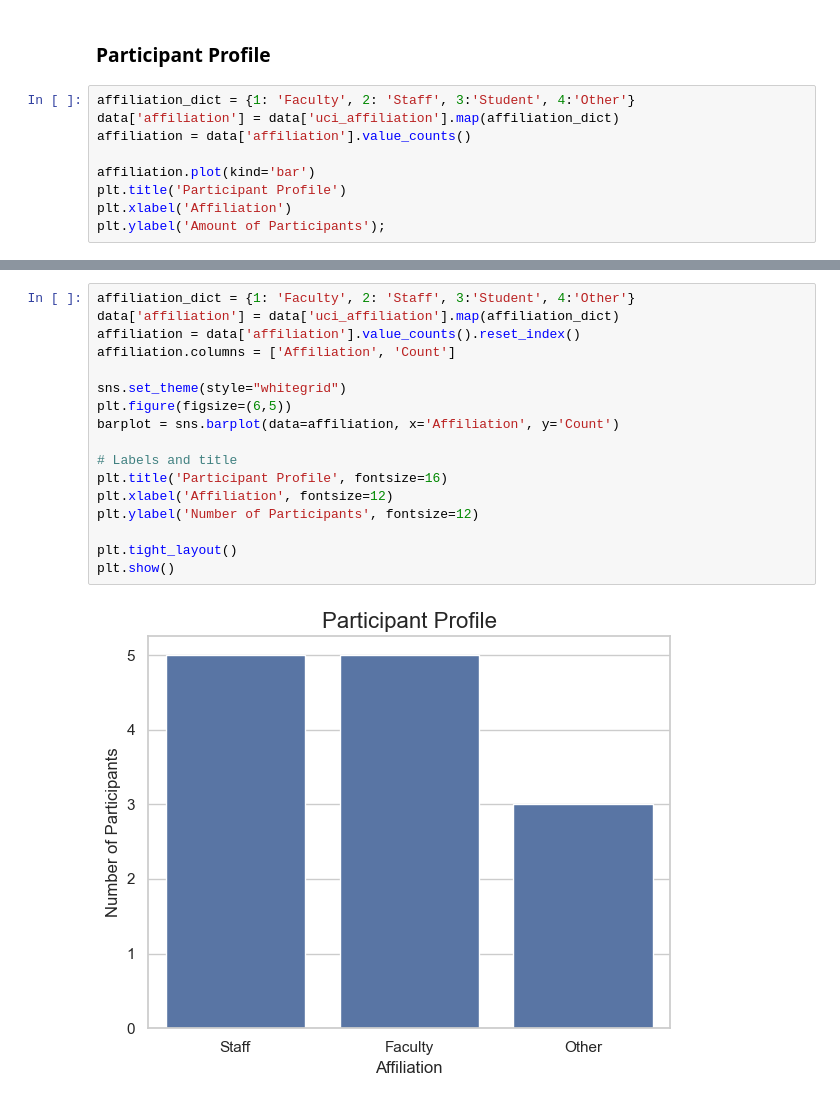
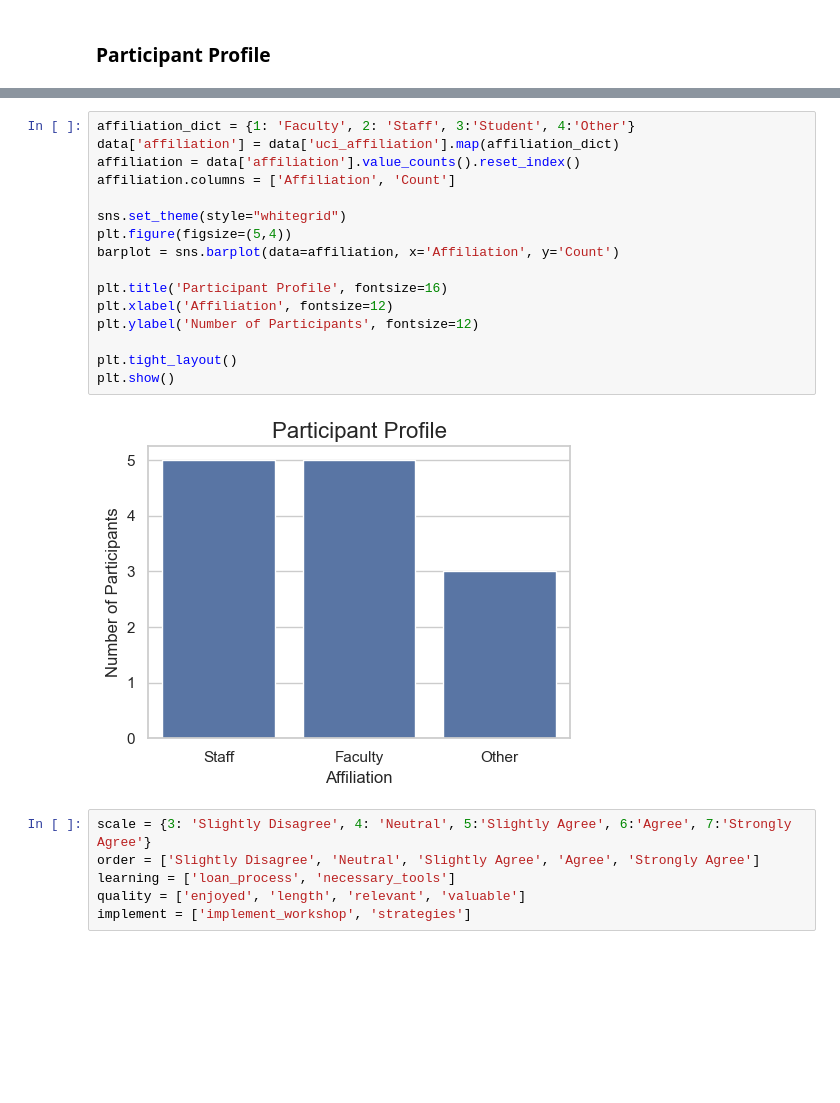
Before and after one commit to ycsara/DSProjects, a Jupyter notebook: Evaluation.ipynb, the cells around one changed output, grey strips where cells are left out. Drawn from its saved outputs; the diff is of its cells as text; blank space fills up the shorter version.

```diff
--- a/Evaluation.ipynb
+++ b/Evaluation.ipynb
@@ -80,12 +80,3 @@ data
 ## Analyzing the Data
 # %% [markdown]
 ### Participant Profile
-# %%
-affiliation_dict = {1: 'Faculty', 2: 'Staff', 3:'Student', 4:'Other'}
-data['affiliation'] = data['uci_affiliation'].map(affiliation_dict)
-affiliation = data['affiliation'].value_counts()
-
-affiliation.plot(kind='bar')
-plt.title('Participant Profile')
-plt.xlabel('Affiliation')
-plt.ylabel('Amount of Participants');
@@ -94,20 +83,25 @@ plt.ylabel('Amount of Participants');
 # %%
 affiliation_dict = {1: 'Faculty', 2: 'Staff', 3:'Student', 4:'Other'}
 data['affiliation'] = data['uci_affiliation'].map(affiliation_dict)
 affiliation = data['affiliation'].value_counts().reset_index()
 affiliation.columns = ['Affiliation', 'Count']
 
 sns.set_theme(style="whitegrid")
-plt.figure(figsize=(6,5))
+plt.figure(figsize=(5,4))
 barplot = sns.barplot(data=affiliation, x='Affiliation', y='Count')
 
-# Labels and title
 plt.title('Participant Profile', fontsize=16)
 plt.xlabel('Affiliation', fontsize=12)
 plt.ylabel('Number of Participants', fontsize=12)
 
 plt.tight_layout()
 plt.show()
 # %% [output]
-[figure, old version]
+[figure, new version]
+# %%
+scale = {3: 'Slightly Disagree', 4: 'Neutral', 5:'Slightly Agree', 6:'Agree', 7:'Strongly Agree'}
+order = ['Slightly Disagree', 'Neutral', 'Slightly Agree', 'Agree', 'Strongly Agree']
+learning = ['loan_process', 'necessary_tools']
+quality = ['enjoyed', 'length', 'relevant', 'valuable']
+implement = ['implement_workshop', 'strategies']
 # %%
```
Also changed, not shown: parts of 8 cells of this notebook.
